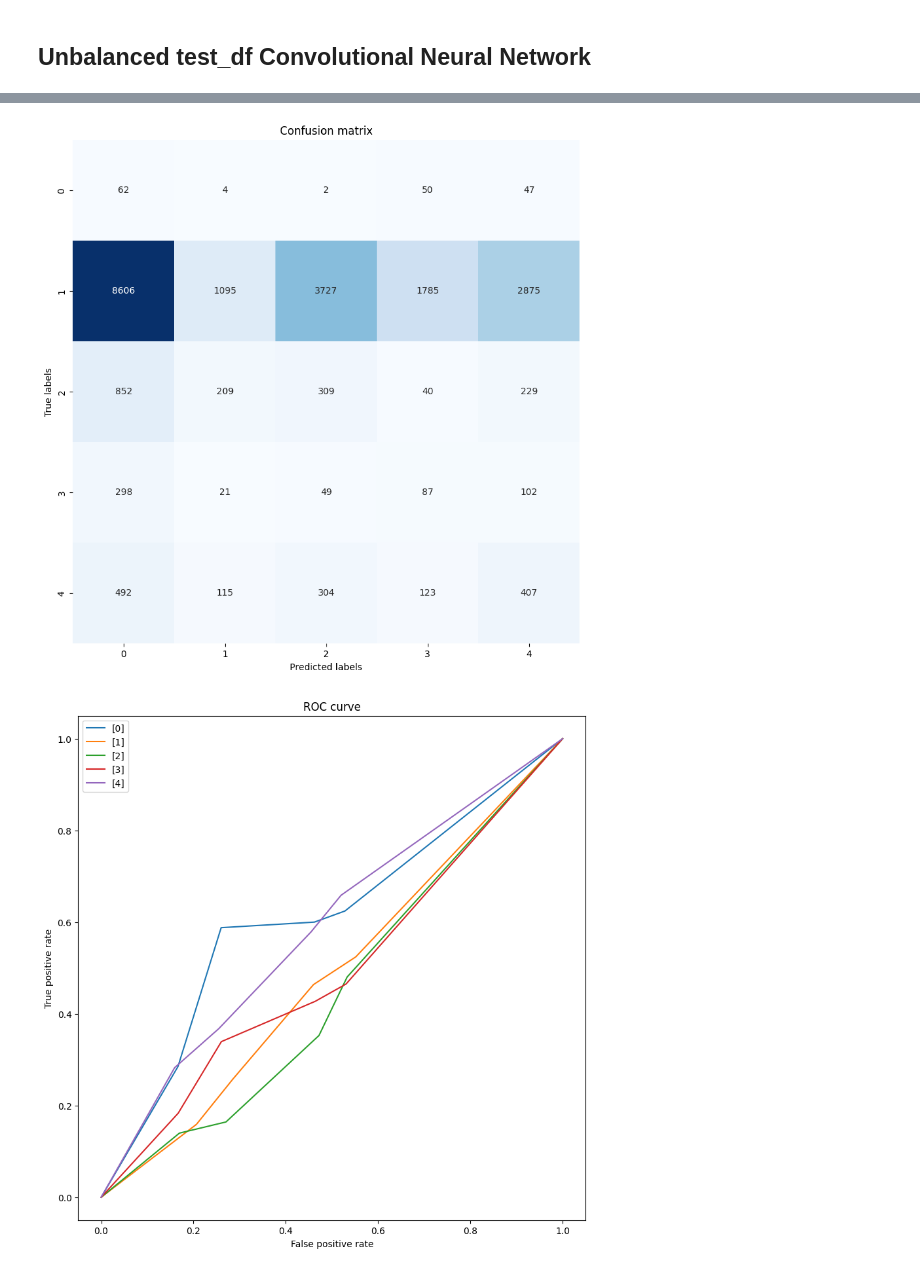
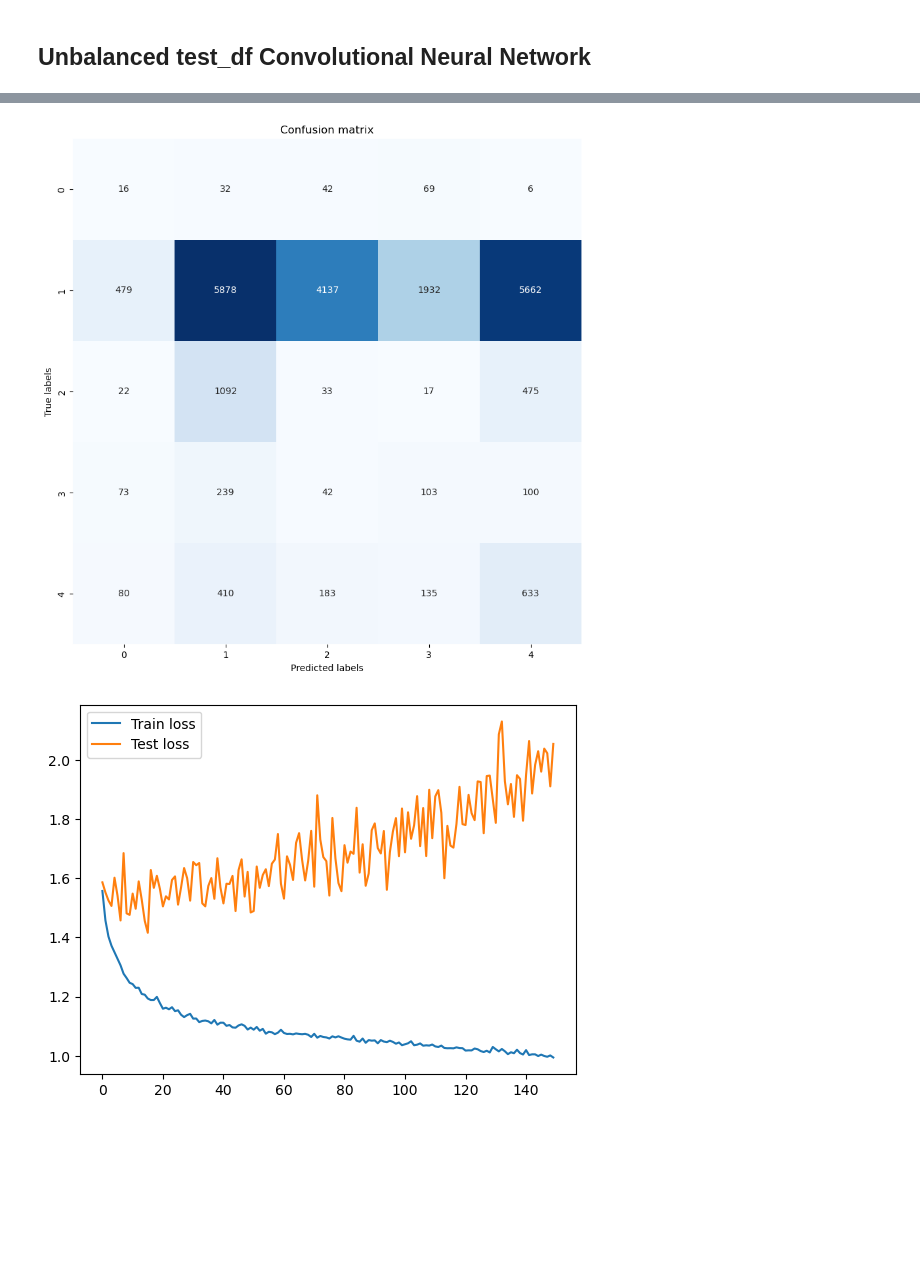
Before and after one commit to andrelopes2001/Intelligent_Systems, a Jupyter notebook: Project/DeepNeuralNetwork.ipynb, the cells around one changed output, grey strips where cells are left out. Cells and saved outputs as stored; diff of their text form; code cells hidden in the pictures; blank space fills up the shorter version.

```diff
--- a/Project/DeepNeuralNetwork.ipynb
+++ b/Project/DeepNeuralNetwork.ipynb
@@ -1100 +218,5 @@ See the caveats in the documentation: https://pandas.pydata.org/pandas-docs/stab
+# %%
+# Read train_df and test_df
+train_df = pd.read_csv('dataframes/train_df.csv')
+test_df = pd.read_csv('dataframes/test_df.csv')
 # %%
@@ -1342,7 +459,7 @@ Mean Recall: 49.8%
 # %%
 # Your target column and other column names
 target_column = 'Type'
-other_column_names = ['RR interval', 'Signal 1 mean', 'Signal 1 std', 'Signal 1 median', 'Signal 1 mean absolute deviation', 'Signal 1 quantile 25', 'Signal 1 quantile 75', 'Signal 1 iqr', 'Signal 1 peak', 'Signal 1 valley', 'Signal 1 skewness', 'Signal 1 kurtosis', 'Signal 1 entropy', 'Signal 1 psd entropy', 'Signal 1 psd dominant frequency', 'Signal 1 psd dominant magnitude', 'Signal 2 mean', 'Signal 2 std', 'Signal 2 median', 'Signal 2 mean absolute deviation', 'Signal 2 quantile 25', 'Signal 2 quantile 75', 'Signal 2 iqr', 'Signal 2 peak', 'Signal 2 valley', 'Signal 2 skewness', 'Signal 2 kurtosis', 'Signal 2 entropy', 'Signal 2 psd entropy', 'Signal 2 psd dominant frequency', 'Signal 2 psd dominant magnitude']
+other_column_names = [col for col in train_df.columns if col != target_column]
 
 # Encode the target variable into numerical values
 le = LabelEncoder()
@@ -1409,17 +526,6 @@ plt.ylabel('True labels')
 plt.title('Confusion matrix')
 plt.show()
 
-# Plot ROC curve
-plt.figure(figsize=(10, 10))
-for i in range(len(np.unique(y_test))):
-    fpr, tpr, _ = roc_curve(y_test, y_pred, pos_label=i)
-    plt.plot(fpr, tpr, label=le.inverse_transform([i]))
-plt.xlabel('False positive rate')
-plt.ylabel('True positive rate')
-plt.title('ROC curve')
-plt.legend()
-plt.show()
-
 # Plot train and test loss on the same figure
 plt.plot(history.history['loss'])
 plt.plot(history.history['val_loss'])
@@ -1444,2 +545,2 @@ Precision: 64.0%
-[figure, old version]
+[figure, new version]
-[figure, old version]
+[figure, new version]
```
Also changed, not shown: parts of 52 cells of this notebook, 8 other files.
